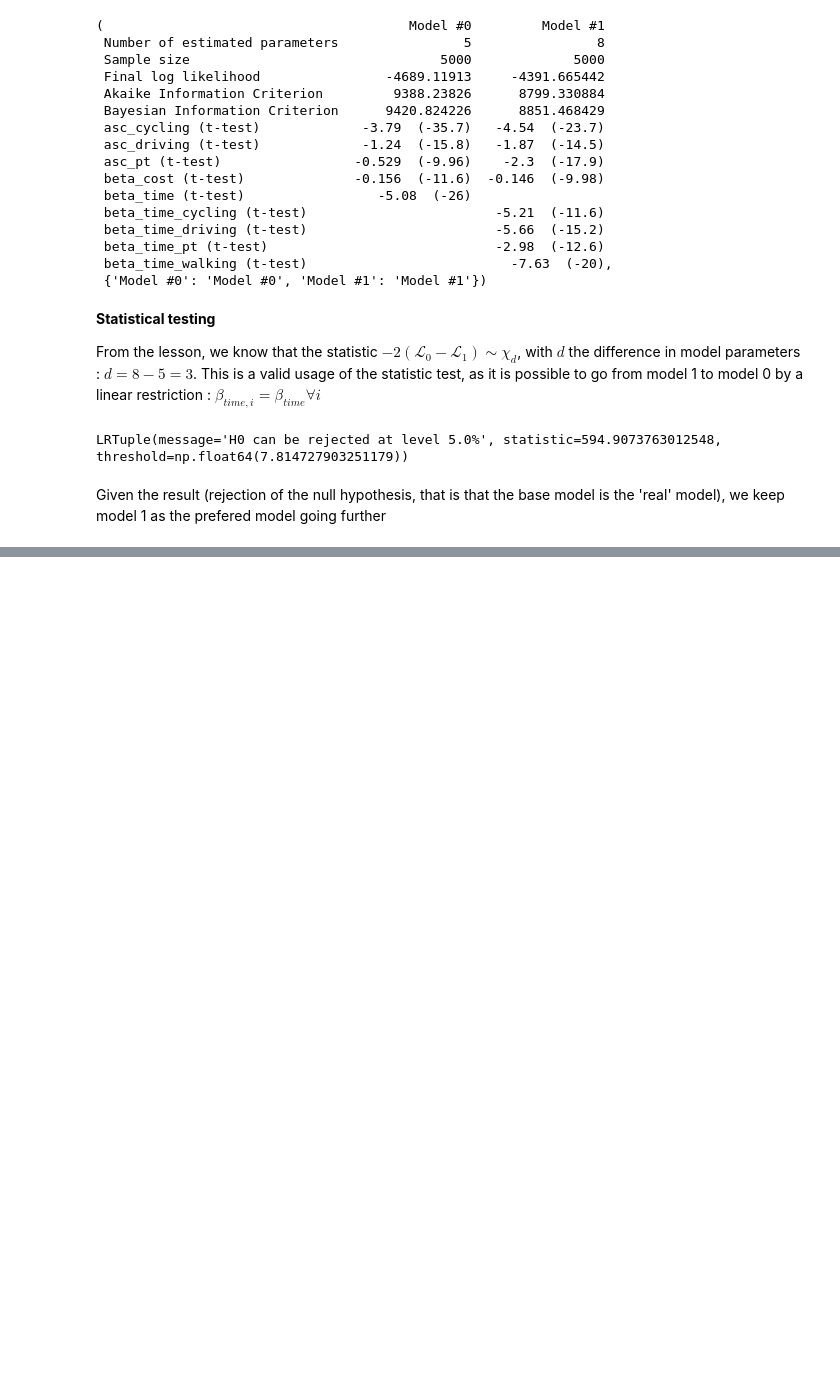
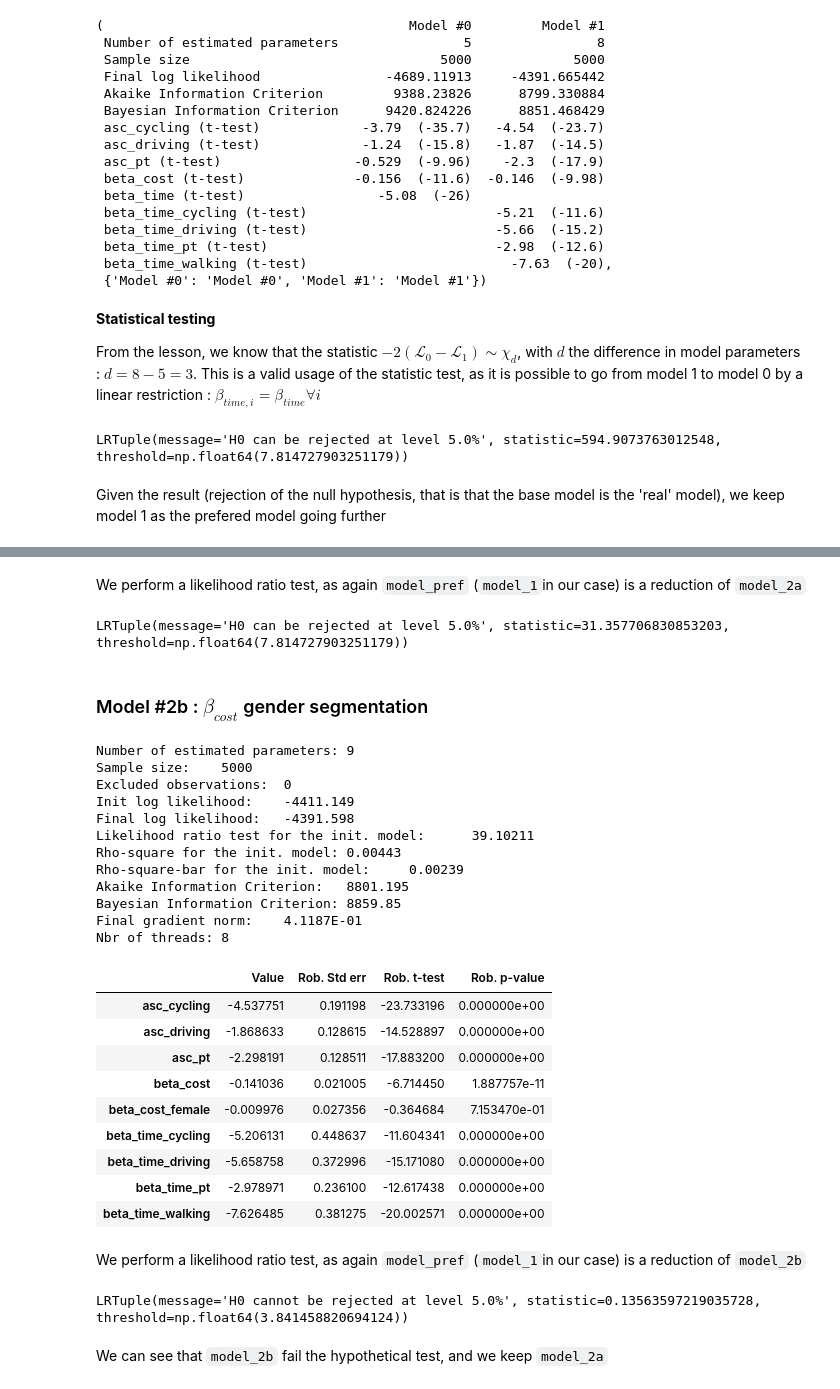
Before and after one commit to merlebleue/MMB2024-Project-Group09, a Jupyter notebook: project_group09.ipynb, the cells around one changed output, grey strips where cells are left out. Cells and saved outputs as stored; diff of their text form; code cells hidden in the pictures; blank space fills up the shorter version.

```diff
--- a/project_group09.ipynb
+++ b/project_group09.ipynb
@@ -235,0 +300,62 @@ Given the result (rejection of the null hypothesis, that is that the base model
+# %% [markdown]
+We perform a likelihood ratio test, as again `model_pref` (`model_1`in our case) is a reduction of `model_2a`
+# %%
+results_2a.likelihood_ratio_test(results_pref)
+# %% [output]
+LRTuple(message='H0 can be rejected at level 5.0%', statistic=31.357706830853203, threshold=np.float64(7.814727903251179))
+# %% [markdown]
+### Model #2b : $\beta_{cost}$ gender segmentation
+# %%
+seg_beta_cost = seg.Segmentation(beta_cost, [gender_seg]).segmented_beta()
+
+V_pt = asc_pt + seg_beta_cost * cost_transit + beta_time_pt * dur_pt
+V_driving = asc_driving + seg_beta_cost * cost_driving + beta_time_driving * dur_driving
+V_cycling = asc_cycling + beta_time_cycling * dur_cycling
+V_walking = beta_time_walking * dur_walking # Note that asc_walking has been fixed to 0
+
+V = {
+    1: V_walking,
+    2: V_cycling,
+    3: V_pt,
+    4 : V_driving
+}
+
+logprob = loglogit(V, av=None, i=travel_mode)
+
+biogeme_2b = bio.BIOGEME(database, logprob)
+biogeme_2b.modelName = "MODEL_2b"
+
+results_2b = biogeme_2b.estimate()
+print(results_2b.print_general_statistics())
+results_2b.get_estimated_parameters()
+# %% [output]
+Number of estimated parameters: 9
+Sample size:    5000
+Excluded observations:  0
+Init log likelihood:    -4411.149
+Final log likelihood:   -4391.598
+Likelihood ratio test for the init. model:      39.10211
+Rho-square for the init. model: 0.00443
+Rho-square-bar for the init. model:     0.00239
+Akaike Information Criterion:   8801.195
+Bayesian Information Criterion: 8859.85
+Final gradient norm:    4.1187E-01
+Nbr of threads: 8
+|  | Value | Rob. Std err | Rob. t-test | Rob. p-value |
+| asc_cycling | -4.537751 | 0.191198 | -23.733196 | 0.000000e+00 |
+| asc_driving | -1.868633 | 0.128615 | -14.528897 | 0.000000e+00 |
+| asc_pt | -2.298191 | 0.128511 | -17.883200 | 0.000000e+00 |
+| beta_cost | -0.141036 | 0.021005 | -6.714450 | 1.887757e-11 |
+| beta_cost_female | -0.009976 | 0.027356 | -0.364684 | 7.153470e-01 |
+| beta_time_cycling | -5.206131 | 0.448637 | -11.604341 | 0.000000e+00 |
+| beta_time_driving | -5.658758 | 0.372996 | -15.171080 | 0.000000e+00 |
+| beta_time_pt | -2.978971 | 0.236100 | -12.617438 | 0.000000e+00 |
+| beta_time_walking | -7.626485 | 0.381275 | -20.002571 | 0.000000e+00 |
+# %% [markdown]
+We perform a likelihood ratio test, as again `model_pref` (`model_1`in our case) is a reduction of `model_2b`
+# %%
+results_2b.likelihood_ratio_test(results_pref)
+# %% [output]
+LRTuple(message='H0 cannot be rejected at level 5.0%', statistic=0.13563597219035728, threshold=np.float64(3.841458820694124))
+# %% [markdown]
+We can see that `model_2b` fail the hypothetical test, and we keep `model_2a`
```
Also changed, not shown: parts of 8 cells of this notebook, 2 other files.
